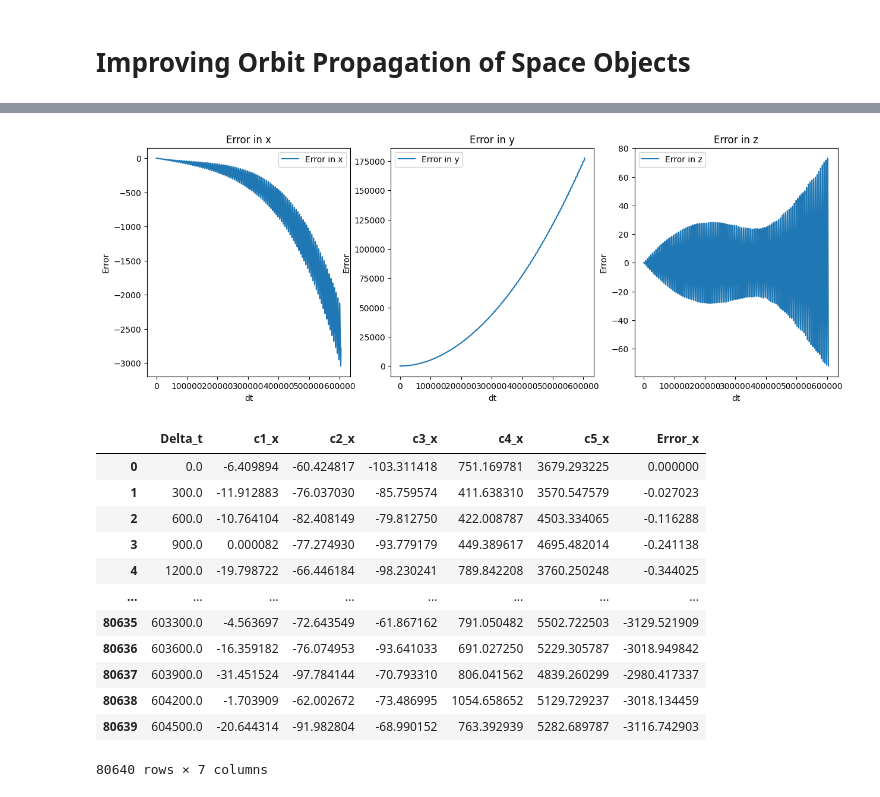
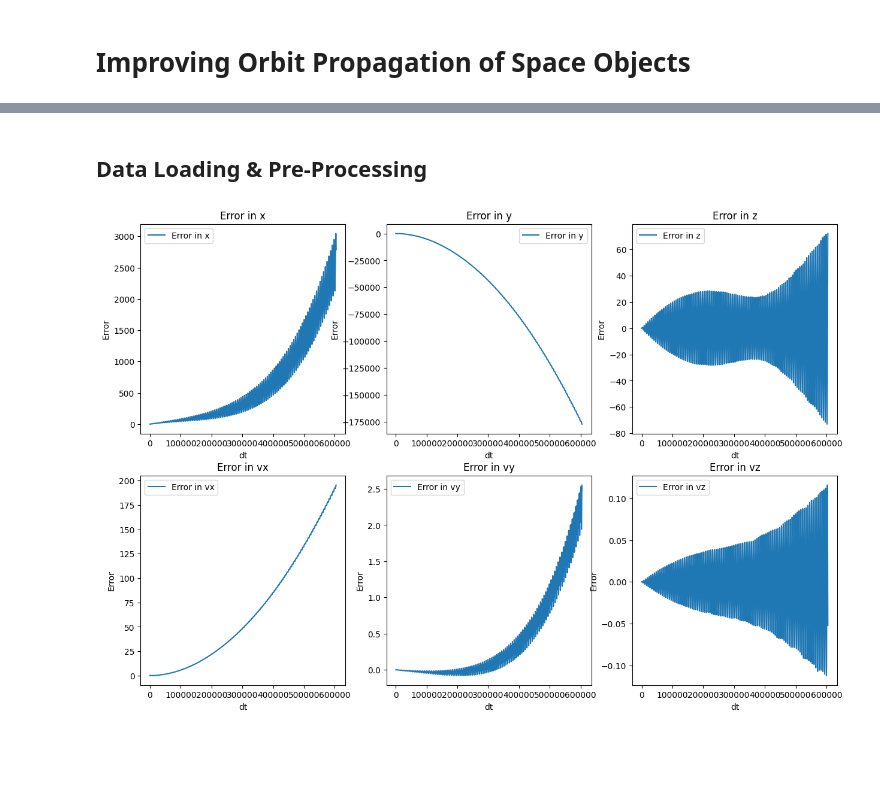
Before and after one commit to PJBarbosa98/X-Iberian-Modelling-Week, a Jupyter notebook: Day 01.ipynb, the cells around one changed output, grey strips where cells are left out. Saved outputs shown, nothing was run; the diff lists cells and outputs as text; code cells hidden in the pictures; blank space fills up the shorter version.

```diff
--- a/Day 01.ipynb
+++ b/Day 01.ipynb
@@ -3,3 +22,5 @@
+# %% [markdown]
+## Data Loading & Pre-Processing
 # %%
 # Libraries:
 import os
@@ -26,28 +55,29 @@ df.drop("Unnamed: 0", axis = "columns", inplace = True)
 # %%
 def plot_errors (df = df, target_time = 0.0):
     if target_time not in df["Time"].unique():
         raise ValueError("Invalid `target_time` value.")
     # Filter by `Time` = target_time.
     df_filter = df[df["Time"] == target_time]
     # Create subplots.
-    fig, axs = plt.subplots(1, 3, figsize = (15, 5))
+    fig, axs = plt.subplots(2, 3, figsize = (15, 10))
     # Plot differences:
-    for idx, coord in enumerate(["x", "y", "z"]):
+    for idx, coord in enumerate(["x", "y", "z", "vx", "vy", "vz"]):
         true_val = "True_" + coord
         pred_val = "Approx_" + coord
-        axs[idx].plot(
-            df_filter["Delta_t"], df_filter[true_val] - df_filter[pred_val],
+        ax = axs[idx // 3, idx % 3]
+        ax.plot(
+            df_filter["Delta_t"], df_filter[pred_val] - df_filter[true_val],
             label = "Error in " + coord
         )
-        axs[idx].set_xlabel("dt")
-        axs[idx].set_ylabel("Error")
-        axs[idx].set_title("Error in " + coord)
-        axs[idx].legend()
+        ax.set_xlabel("dt")
+        ax.set_ylabel("Error")
+        ax.set_title("Error in " + coord)
+        ax.legend()
     plt.show()
 
 plot_errors()
 # %% [output]
-[figure, old version]
+[figure, new version]
 # %%
 # Replace `True` and `Approx` Columns by their Error:
 for coord in ["x", "y", "z"]:
@@ -75,36 +101,0 @@ df.drop("Time", axis = "columns", inplace = True)
-# %%
-################################################################################
-#
-# Create a Sample Model for the "X" Variable:
-#
-################################################################################
-
-# Options: "x", "y", "z", "vx", "vy", "vz".
-target_var = "x"
-
-# Creating Dataframe:
-target_columns = [
-    "Delta_t",
-    "c1_" + target_var,
-    "c2_" + target_var,
-    "c3_" + target_var,
-    "c4_" + target_var,
-    "c5_" + target_var,
-    "Error_" + target_var
-]
-
-full_data = df[target_columns]
-# %% [output]
-|  | Delta_t | c1_x | c2_x | c3_x | c4_x | c5_x | Error_x |
-| 0 | 0.0 | -6.409894 | -60.424817 | -103.311418 | 751.169781 | 3679.293225 | 0.000000 |
-| 1 | 300.0 | -11.912883 | -76.037030 | -85.759574 | 411.638310 | 3570.547579 | -0.027023 |
-| 2 | 600.0 | -10.764104 | -82.408149 | -79.812750 | 422.008787 | 4503.334065 | -0.116288 |
-| 3 | 900.0 | 0.000082 | -77.274930 | -93.779179 | 449.389617 | 4695.482014 | -0.241138 |
-| 4 | 1200.0 | -19.798722 | -66.446184 | -98.230241 | 789.842208 | 3760.250248 | -0.344025 |
-| ... | ... | ... | ... | ... | ... | ... | ... |
-| 80635 | 603300.0 | -4.563697 | -72.643549 | -61.867162 | 791.050482 | 5502.722503 | -3129.521909 |
-| 80636 | 603600.0 | -16.359182 | -76.074953 | -93.641033 | 691.027250 | 5229.305787 | -3018.949842 |
-| 80637 | 603900.0 | -31.451524 | -97.784144 | -70.793310 | 806.041562 | 4839.260299 | -2980.417337 |
-| 80638 | 604200.0 | -1.703909 | -62.002672 | -73.486995 | 1054.658652 | 5129.729237 | -3018.134459 |
-| 80639 | 604500.0 | -20.644314 | -91.982804 | -68.990152 | 763.392939 | 5282.689787 | -3116.742903 |
-80640 rows × 7 columns
```
Also changed, not shown: parts of 14 cells of this notebook.
